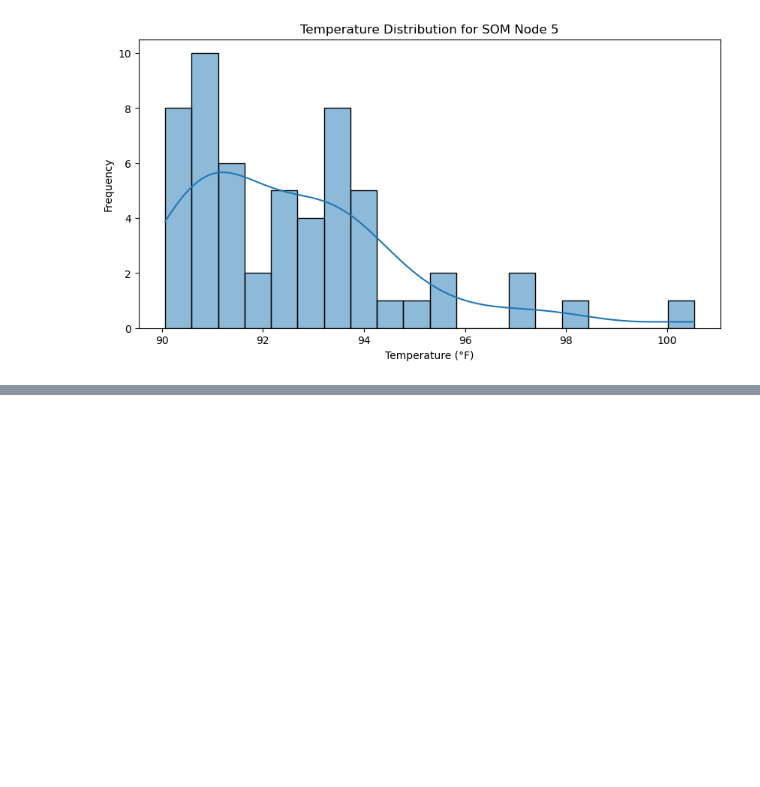
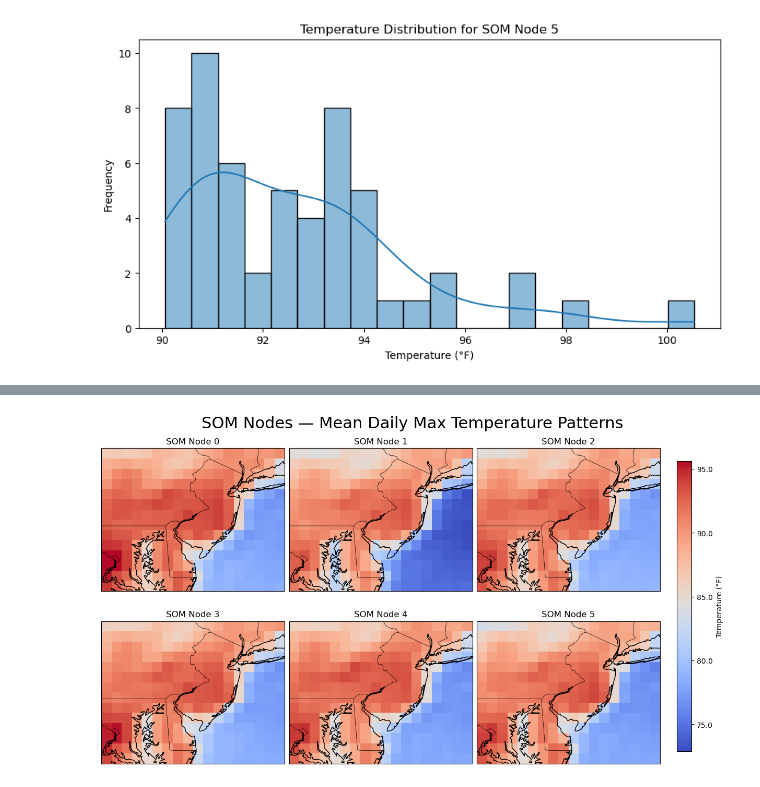
Before and after one commit to stephasharo17/Heat-Island-SOMS, a Jupyter notebook: Location_Specific_SOMs_update.ipynb, the cells around one changed output, grey strips where cells are left out. Drawn from its saved outputs; the diff is of its cells as text; code cells hidden in the pictures; blank space fills up the shorter version.

```diff
--- a/Location_Specific_SOMs_update.ipynb
+++ b/Location_Specific_SOMs_update.ipynb
@@ -1286,0 +1317,75 @@ for node_id in range(6):
+# %%
+#Visualize the temperature maps for each SOM node by averaging the temperature values across all days assigned to each node
+ds = load_variable("temp")
+# Daily maximum temperature at every grid point (t2m is assumed to be hourly and in Kelvin)
+daily_temp = ds["t2m"].resample(valid_time="1D").max()
+
+# Average the daily maps for each node.
+node_mean_temp = {}
+
+for node_id, profile in node_profiles.items():
+    dates = pd.DatetimeIndex(profile["date"]).normalize()
+    available_dates = dates.intersection(
+        pd.DatetimeIndex(daily_temp["valid_time"].values)
+    )
+
+    if len(available_dates):
+        node_mean_temp[node_id] = (
+            daily_temp.sel(valid_time=available_dates).mean(dim="valid_time")
+        )
+
+# Convert maps from Kelvin to Fahrenheit, then use one shared color scale.
+node_mean_f = {
+    node_id: (temp_map - 273.15) * 9 / 5 + 32
+    for node_id, temp_map in node_mean_temp.items()
+}
+
+vmin = min(float(temp.min()) for temp in node_mean_f.values())
+vmax = max(float(temp.max()) for temp in node_mean_f.values())
+
+fig, axes = plt.subplots(
+    n_rows,
+    n_cols,
+    figsize=(4 * n_cols, 3.5 * n_rows),
+    subplot_kw={"projection": ccrs.PlateCarree()},
+    squeeze=False,
+    constrained_layout=True,
+)
+axes = axes.flatten()
+
+for node_id, ax in enumerate(axes):
+    ax.coastlines()
+    ax.add_feature(cfeature.BORDERS, linewidth=0.5)
+    ax.add_feature(cfeature.STATES.with_scale('10m'), linewidth=0.3)
+
+    temp_map = node_mean_f[node_id]
+    im = ax.pcolormesh(
+        temp_map["longitude"],
+        temp_map["latitude"],
+        temp_map,
+        transform=ccrs.PlateCarree(),
+        shading="auto",
+        cmap="coolwarm",
+        vmin=vmin,
+        vmax=vmax,
+    )
+    ax.set_title(f"SOM Node {node_id}")
+
+fig.colorbar(
+    im,
+    ax=axes.tolist(),
+    location="right",
+    pad=0.03,
+    format="%.1f",
+    label="Temperature (°F)",
+    shrink=0.85,
+)
+
+fig.suptitle(
+    "SOM Nodes — Mean Daily Max Temperature Patterns",
+    fontsize=22,
+)
+
+plt.show()
+# %% [output]
+[figure, added]
```
Also changed, not shown: parts of 3 cells of this notebook.
